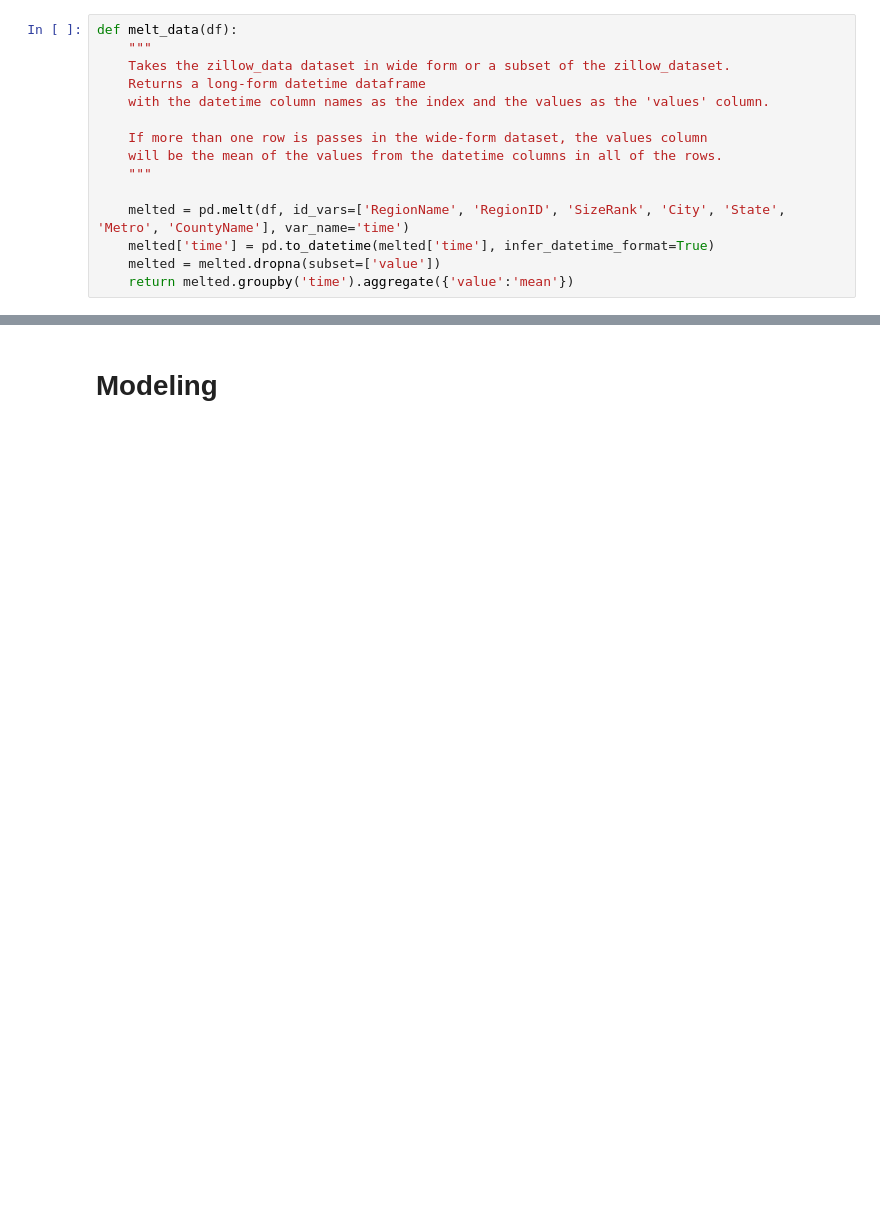
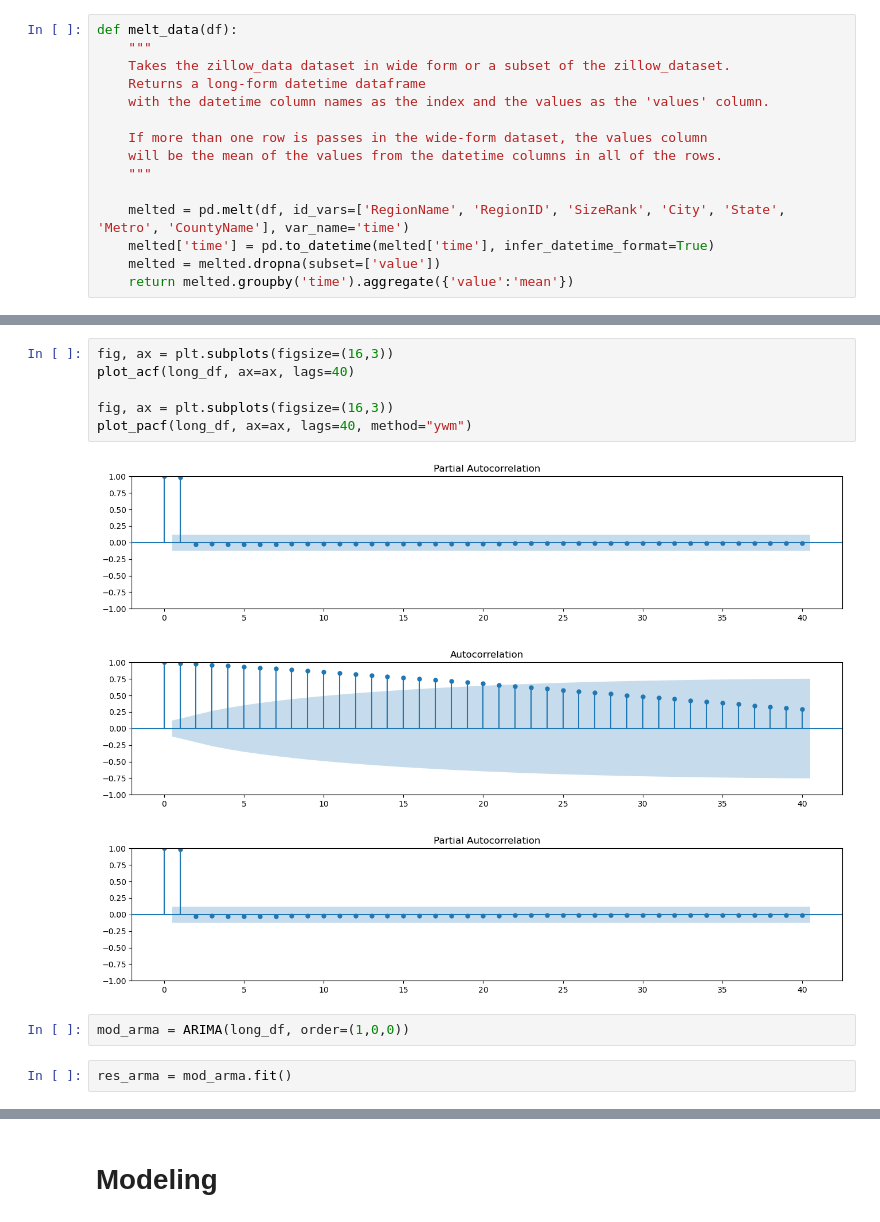
Before and after one commit to lalynjay/Time_series_analysis, a Jupyter notebook: Time_series_analysis.ipynb, the cells around one changed output, grey strips where cells are left out. Cells and saved outputs as stored; diff of their text form; blank space fills up the shorter version.

```diff
--- a/Time_series_analysis.ipynb
+++ b/Time_series_analysis.ipynb
@@ -194,0 +344,14 @@ long_df_annual.boxplot(figsize = (12,7));
+# %%
+fig, ax = plt.subplots(figsize=(16,3))
+plot_acf(long_df, ax=ax, lags=40)
+
+fig, ax = plt.subplots(figsize=(16,3))
+plot_pacf(long_df, ax=ax, lags=40, method="ywm")
+# %% [output]
+[figure, added]
+[figure, added]
+[figure, added]
+# %%
+mod_arma = ARIMA(long_df, order=(1,0,0))
+# %%
+res_arma = mod_arma.fit()
```
Also changed, not shown: parts of 36 cells of this notebook.
